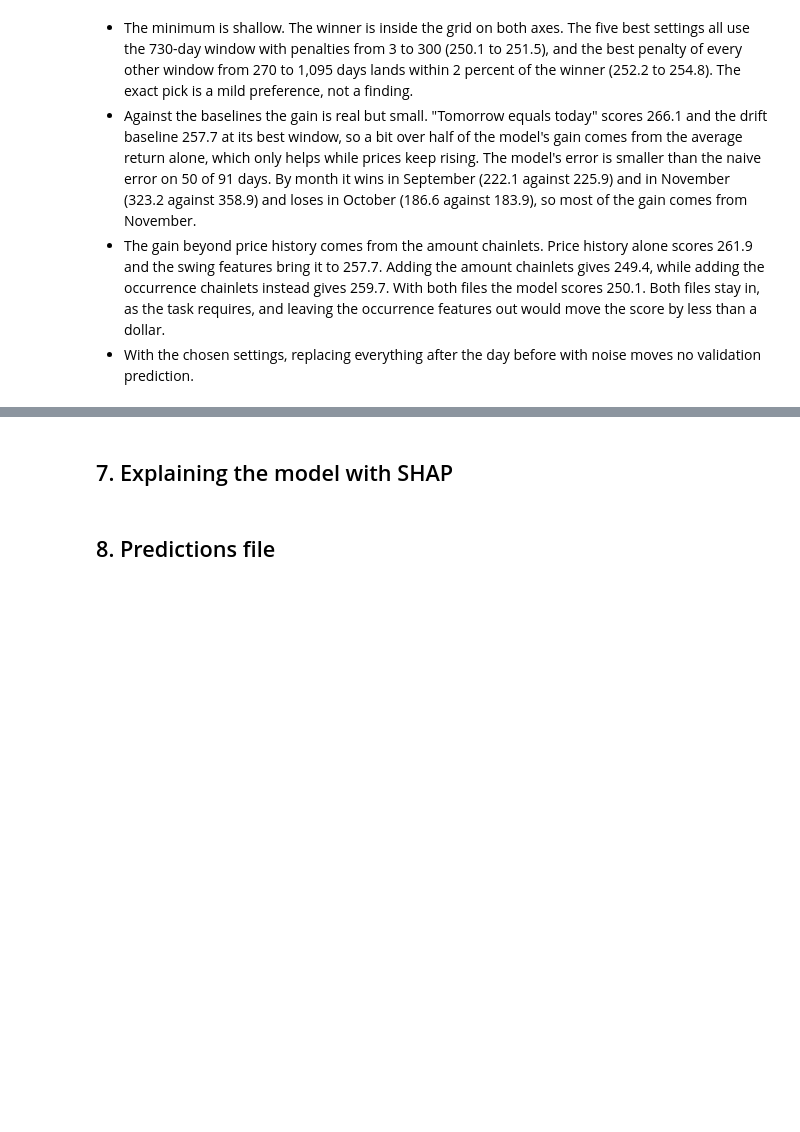
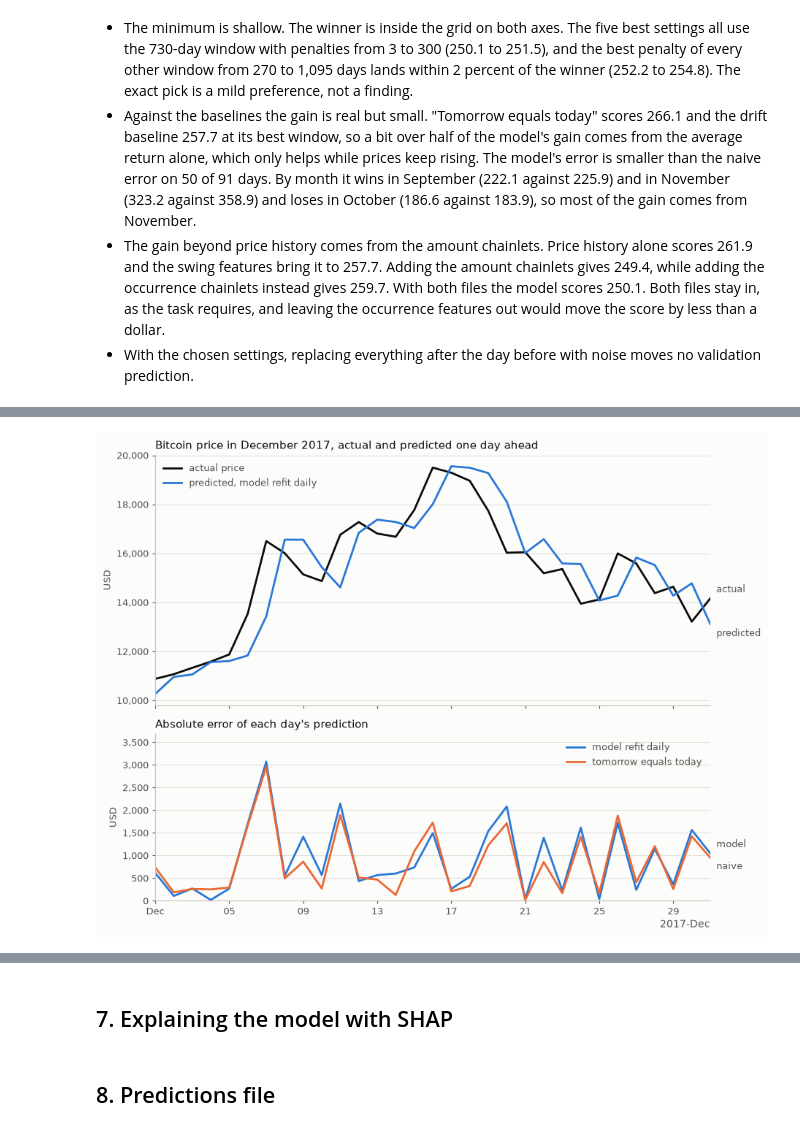
Before and after one commit to alexhubenthal/alexhubenthal-btc-chainlet-hw2, a Jupyter notebook: btc_chainlet_xai.ipynb, the cells around one changed output, grey strips where cells are left out. Cells and saved outputs as stored; diff of their text form; code cells hidden in the pictures; blank space fills up the shorter version.

Commit message:
Step 7: score December once, daily refit and frozen, against two baselines

```diff
--- a/btc_chainlet_xai.ipynb
+++ b/btc_chainlet_xai.ipynb
@@ -1120,0 +1246,65 @@ assert_no_leak(table, scenarios[:1], make_final, WINDOW_DAYS)
+# %%
+import matplotlib.dates as mdates
+import matplotlib.pyplot as plt
+from matplotlib.ticker import StrMethodFormatter
+
+# Neutral ink for the actual price, and slots 1 and 2 of a validated categorical palette for the two predictors.
+SURFACE, INK, SECONDARY, GRID, AXIS = "#fcfcfb", "#0b0b0b", "#52514e", "#e1e0d9", "#c3c2b7"
+BLUE, ORANGE = "#2a78d6", "#eb6834"
+
+
+def style_axes(ax, title):
+    ax.set_facecolor(SURFACE)
+    ax.set_title(title, loc="left", color=INK, fontsize=11)
+    ax.grid(axis="y", color=GRID, linewidth=0.8)
+    ax.set_axisbelow(True)
+    for side in ("top", "right"):
+        ax.spines[side].set_visible(False)
+    for side in ("left", "bottom"):
+        ax.spines[side].set_color(AXIS)
+    ax.tick_params(colors=SECONDARY, labelsize=9, length=3)
+    ax.yaxis.set_major_formatter(StrMethodFormatter("{x:,.0f}"))
+    ax.set_ylabel("USD", color=SECONDARY, fontsize=9)
+
+
+def label_end(ax, day, value, text, above):
+    ax.annotate(
+        text,
+        xy=(day, value),
+        xytext=(6, 4 if above else -4),
+        textcoords="offset points",
+        va="bottom" if above else "top",
+        color=SECONDARY,
+        fontsize=9,
+        annotation_clip=False,
+    )
+
+
+days = december_run.index
+fig, (top, bottom) = plt.subplots(2, 1, figsize=(10, 7), sharex=True, facecolor=SURFACE, height_ratios=[3, 2])
+
+top.plot(days, december_run["actual"], color=INK, linewidth=2, label="actual price")
+top.plot(days, december_run["predicted"], color=BLUE, linewidth=2, label="predicted, model refit daily")
+actual_last, predicted_last = december_run["actual"].iloc[-1], december_run["predicted"].iloc[-1]
+label_end(top, days[-1], actual_last, "actual", actual_last >= predicted_last)
+label_end(top, days[-1], predicted_last, "predicted", actual_last < predicted_last)
+style_axes(top, "Bitcoin price in December 2017, actual and predicted one day ahead")
+
+model_error, naive_error = abs_error["ridge, refit daily"], abs_error[BASELINE]
+bottom.plot(days, model_error, color=BLUE, linewidth=2, label="model refit daily")
+bottom.plot(days, naive_error, color=ORANGE, linewidth=2, label=BASELINE)
+label_end(bottom, days[-1], model_error.iloc[-1], "model", model_error.iloc[-1] >= naive_error.iloc[-1])
+label_end(bottom, days[-1], naive_error.iloc[-1], "naive", naive_error.iloc[-1] > model_error.iloc[-1])
+style_axes(bottom, "Absolute error of each day's prediction")
+
+top.legend(loc="upper left", frameon=False, fontsize=9, labelcolor=SECONDARY)
+bottom.legend(loc="upper right", frameon=False, fontsize=9, labelcolor=SECONDARY)
+bottom.set_ylim(0, 1.2 * max(model_error.max(), naive_error.max()))  # headroom for the legend
+top.set_xlim(days[0], days[-1])
+locator = mdates.AutoDateLocator()
+bottom.xaxis.set_major_locator(locator)
+bottom.xaxis.set_major_formatter(mdates.ConciseDateFormatter(locator))
+fig.tight_layout(rect=(0, 0, 0.93, 1))  # right margin for the end labels
+plt.show()
+# %% [output]
+[figure, added]
```
Also changed, not shown: parts of 7 cells of this notebook.
